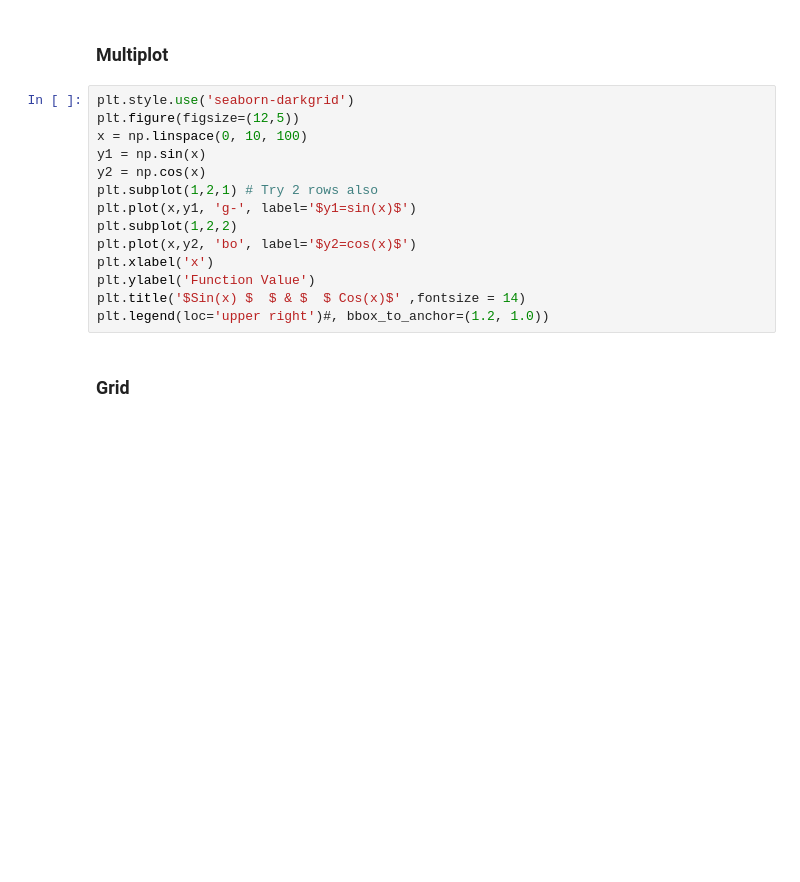
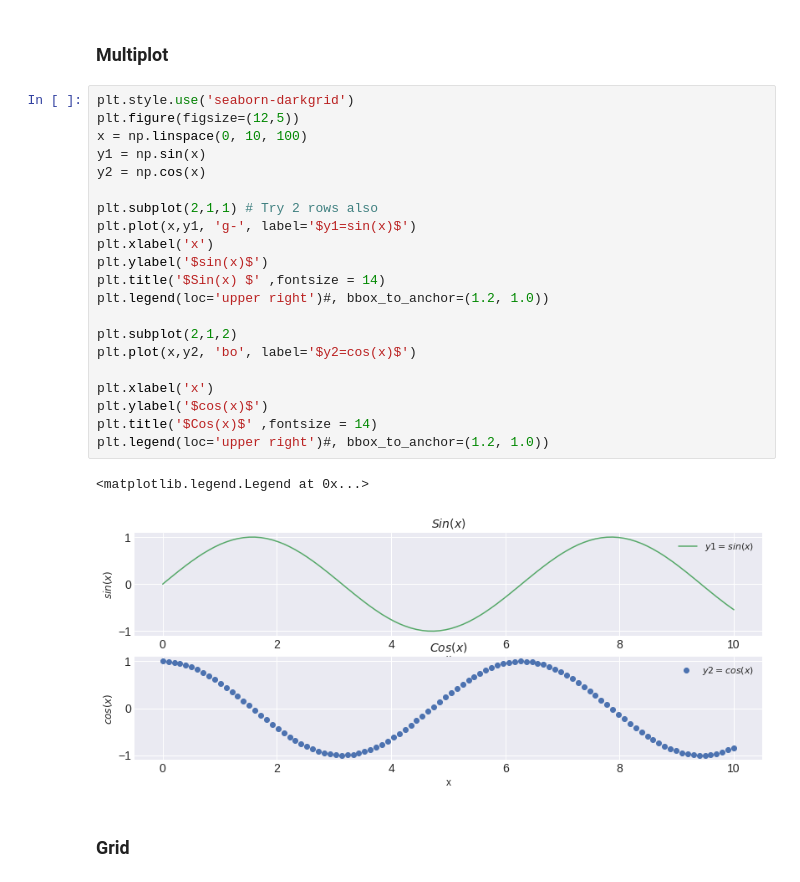
Before and after one commit to dayanandv/Data-Science, a Jupyter notebook: Visualization.ipynb, the cells around one changed output. Cells and saved outputs as stored; diff of their text form; blank space fills up the shorter version.

```diff
--- a/Visualization.ipynb
+++ b/Visualization.ipynb
@@ -40,17 +49,27 @@ plt.legend(loc='upper right')#, bbox_to_anchor=(1.2, 1.0))
 # %%
 plt.style.use('seaborn-darkgrid')
 plt.figure(figsize=(12,5))
 x = np.linspace(0, 10, 100)
 y1 = np.sin(x)
 y2 = np.cos(x)
-plt.subplot(1,2,1) # Try 2 rows also
+
+plt.subplot(2,1,1) # Try 2 rows also
 plt.plot(x,y1, 'g-', label='$y1=sin(x)$')
-plt.subplot(1,2,2)
+plt.xlabel('x')
+plt.ylabel('$sin(x)$')
+plt.title('$Sin(x) $' ,fontsize = 14)
+plt.legend(loc='upper right')#, bbox_to_anchor=(1.2, 1.0))
+
+plt.subplot(2,1,2)
 plt.plot(x,y2, 'bo', label='$y2=cos(x)$')
+
 plt.xlabel('x')
-plt.ylabel('Function Value')
-plt.title('$Sin(x) $  $ & $  $ Cos(x)$' ,fontsize = 14)
+plt.ylabel('$cos(x)$')
+plt.title('$Cos(x)$' ,fontsize = 14)
 plt.legend(loc='upper right')#, bbox_to_anchor=(1.2, 1.0))
+# %% [output]
+<matplotlib.legend.Legend at 0x...>
+[figure, added]
 # %% [markdown]
 ### Grid
 # %%
```
Also changed, not shown: parts of 25 cells of this notebook.
